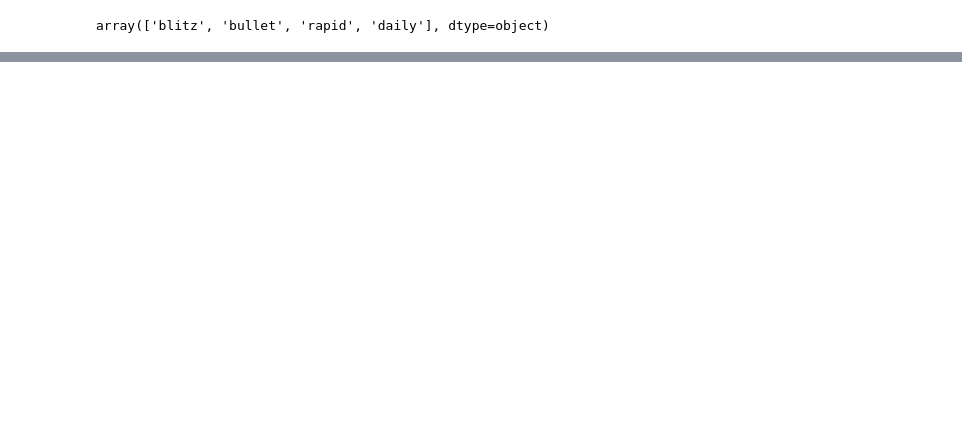
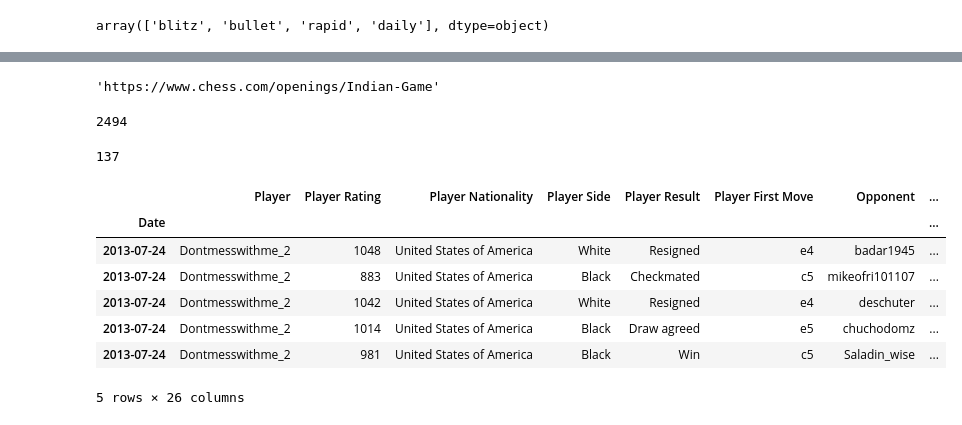
Before and after one commit to sss-home/chess-project, a Jupyter notebook: ChessGamePredictor.ipynb, the cells around one changed output, grey strips where cells are left out. Cells and saved outputs as stored; diff of their text form; code cells hidden in the pictures; blank space fills up the shorter version.

```diff
--- a/ChessGamePredictor.ipynb
+++ b/ChessGamePredictor.ipynb
@@ -323,0 +404,10 @@ my_second_data
+# %%
+list = White_wins['Opening'].unique()
+most_occ = get_occ(list[0])
+the_opening = list[0]
+for l in list:
+    if get_occ(l) > most_occ:
+        most_occ = get_occ(l)
+        the_opening = l
+most_occ
+the_opening
@@ -323,0 +434,48 @@ my_second_data
+# %%
+def get_occurence(x):
+    count = 0
+    for a in white_loss['Opening']:
+        if a == x:
+            count += 1
+    return count
+# %%
+list = white_loss['Opening'].unique()
+most_occ = get_occurence(list[0])
+the_opening = list[0]
+for l in list:
+    if get_occurence(l) > most_occ:
+        most_occ = get_occ(l)
+        the_opening = l
+most_occ
+the_opening
+# %% [output]
+'https://www.chess.com/openings/Indian-Game'
+# %%
+len(white_loss)
+# %% [output]
+2494
+# %%
+count = 0
+for i in white_loss['Opening']:
+    if i.find('Kings-Indian-Defense')!= -1:
+        count+=1
+count
+# %% [output]
+137
+# %%
+def getcolor(string):
+    if string == 'White':
+        return 1
+    if string == 'Black':
+        return 0
+chess_data['Color'] = chess_data['Player Side']
+chess_data['Color'] = chess_data['Color'].apply(lambda l: getcolor(l))
+# %% [output]
+|  | Player | Player Rating | Player Nationality | Player Side | Player Result | Player First Move | Opponent | ... |
+| Date |  |  |  |  |  |  |  | ... |
+| 2013-07-24 | Dontmesswithme_2 | 1048 | United States of America | White | Resigned | e4 | badar1945 | ... |
+| 2013-07-24 | Dontmesswithme_2 | 883 | United States of America | Black | Checkmated | c5 | mikeofri101107 | ... |
+| 2013-07-24 | Dontmesswithme_2 | 1042 | United States of America | White | Resigned | e4 | deschuter | ... |
+| 2013-07-24 | Dontmesswithme_2 | 1014 | United States of America | Black | Draw agreed | e5 | chuchodomz | ... |
+| 2013-07-24 | Dontmesswithme_2 | 981 | United States of America | Black | Win | c5 | Saladin_wise | ... |
+5 rows × 26 columns
```
Also changed, not shown: parts of 42 cells of this notebook.
